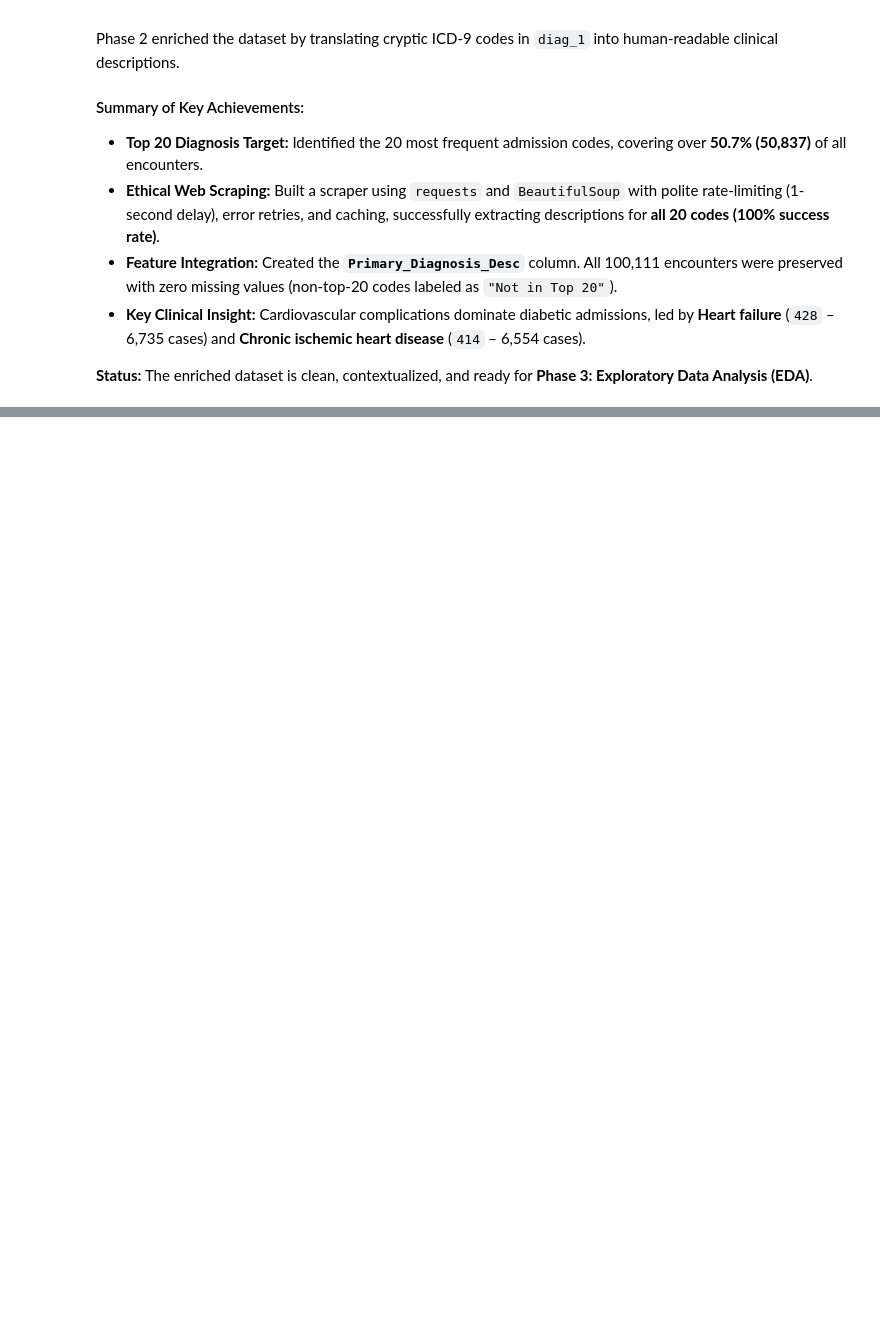
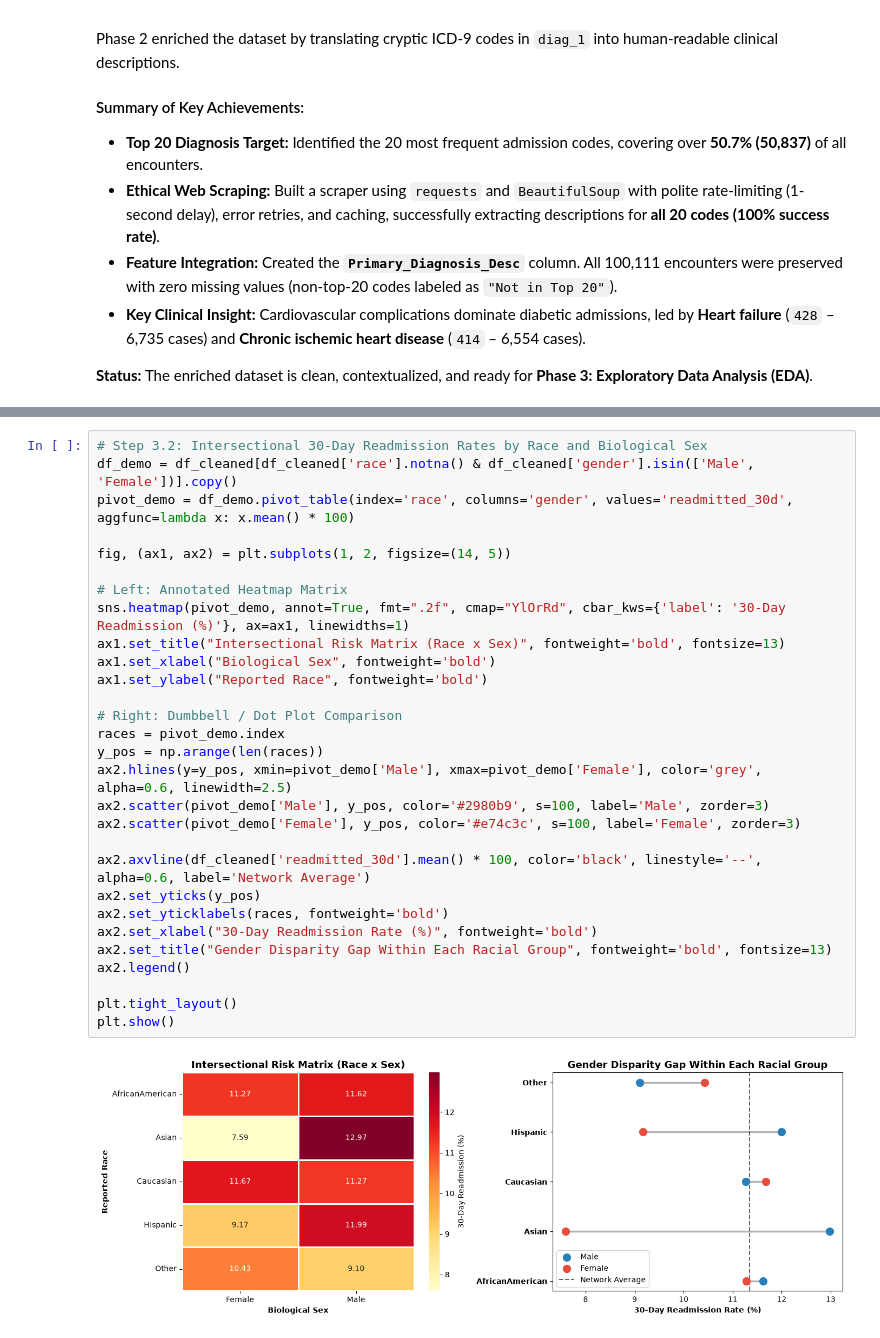
Before and after one commit to HasithaLWi/modeling-for-vitality-health-network, a Jupyter notebook: notebooks/Patient_Risk_Stratification_VHN.ipynb, the cells around one changed output, grey strips where cells are left out. Saved outputs shown, nothing was run; the diff lists cells and outputs as text; blank space fills up the shorter version.

```diff
--- a/notebooks/Patient_Risk_Stratification_VHN.ipynb
+++ b/notebooks/Patient_Risk_Stratification_VHN.ipynb
@@ -991,0 +1448,31 @@ Phase 2 enriched the dataset by translating cryptic ICD-9 codes in `diag_1` into
+# %%
+# Step 3.2: Intersectional 30-Day Readmission Rates by Race and Biological Sex
+df_demo = df_cleaned[df_cleaned['race'].notna() & df_cleaned['gender'].isin(['Male', 'Female'])].copy()
+pivot_demo = df_demo.pivot_table(index='race', columns='gender', values='readmitted_30d', aggfunc=lambda x: x.mean() * 100)
+
+fig, (ax1, ax2) = plt.subplots(1, 2, figsize=(14, 5))
+
+# Left: Annotated Heatmap Matrix
+sns.heatmap(pivot_demo, annot=True, fmt=".2f", cmap="YlOrRd", cbar_kws={'label': '30-Day Readmission (%)'}, ax=ax1, linewidths=1)
+ax1.set_title("Intersectional Risk Matrix (Race x Sex)", fontweight='bold', fontsize=13)
+ax1.set_xlabel("Biological Sex", fontweight='bold')
+ax1.set_ylabel("Reported Race", fontweight='bold')
+
+# Right: Dumbbell / Dot Plot Comparison
+races = pivot_demo.index
+y_pos = np.arange(len(races))
+ax2.hlines(y=y_pos, xmin=pivot_demo['Male'], xmax=pivot_demo['Female'], color='grey', alpha=0.6, linewidth=2.5)
+ax2.scatter(pivot_demo['Male'], y_pos, color='#2980b9', s=100, label='Male', zorder=3)
+ax2.scatter(pivot_demo['Female'], y_pos, color='#e74c3c', s=100, label='Female', zorder=3)
+
+ax2.axvline(df_cleaned['readmitted_30d'].mean() * 100, color='black', linestyle='--', alpha=0.6, label='Network Average')
+ax2.set_yticks(y_pos)
+ax2.set_yticklabels(races, fontweight='bold')
+ax2.set_xlabel("30-Day Readmission Rate (%)", fontweight='bold')
+ax2.set_title("Gender Disparity Gap Within Each Racial Group", fontweight='bold', fontsize=13)
+ax2.legend()
+
+plt.tight_layout()
+plt.show()
+# %% [output]
+[figure, added]
```
Also changed, not shown: parts of 37 cells of this notebook.
